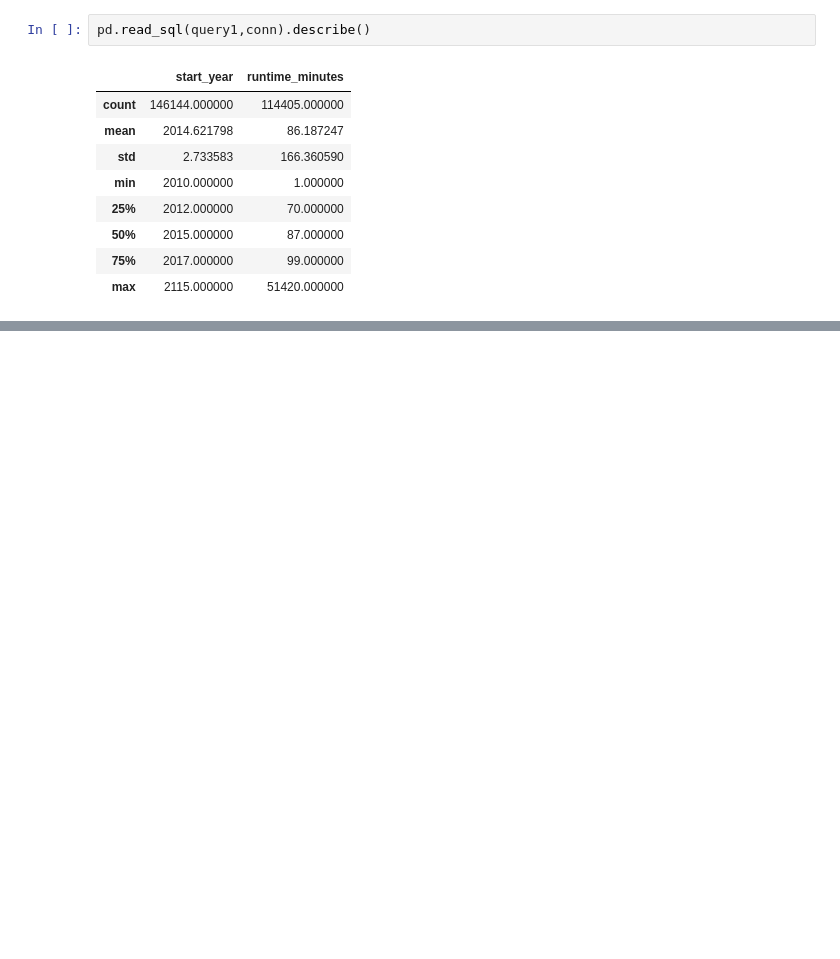
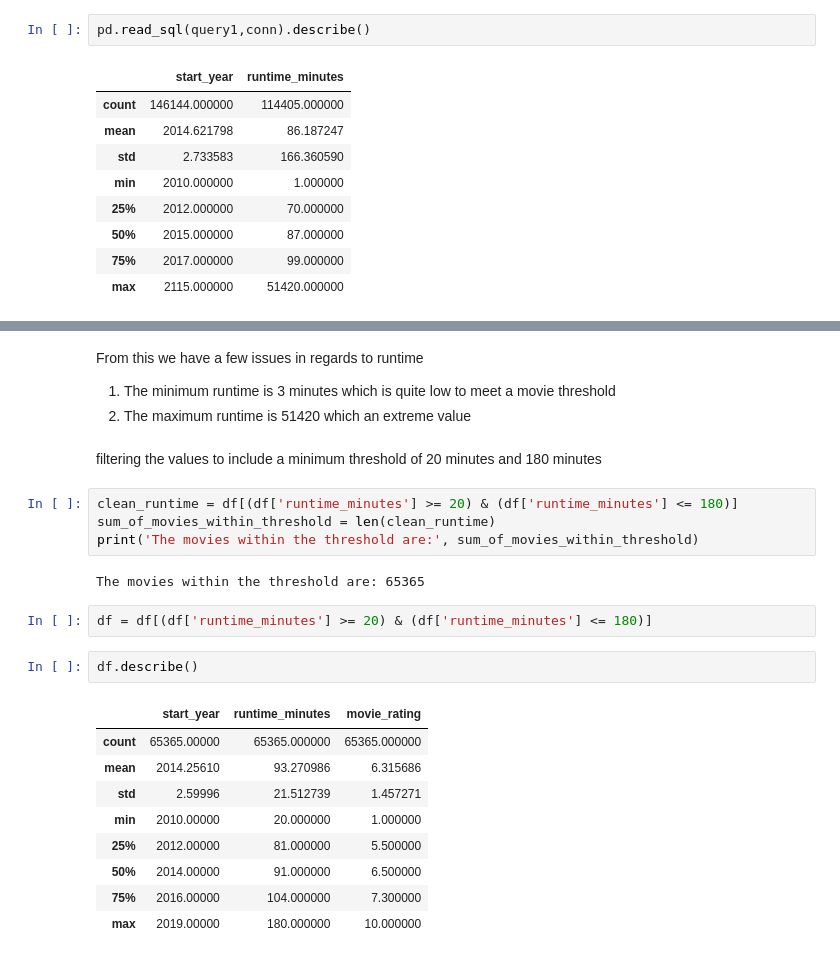
Before and after one commit to Mbachia/Movie_Project-1, a Jupyter notebook: project.ipynb, the cells around one changed output, grey strips where cells are left out. Saved outputs shown, nothing was run; the diff lists cells and outputs as text; blank space fills up the shorter version.

```diff
--- a/project.ipynb
+++ b/project.ipynb
@@ -126,0 +349,26 @@ Name: genres, Length: 146144, dtype: object>
+# %% [markdown]
+From this we have a few issues in regards to runtime
+1. The minimum runtime is 3 minutes which is quite low to meet a movie threshold
+2. The maximum runtime is 51420 which an extreme value
+# %% [markdown]
+filtering the values to include a minimum threshold of 20 minutes and 180 minutes
+# %%
+clean_runtime = df[(df['runtime_minutes'] >= 20) & (df['runtime_minutes'] <= 180)]
+sum_of_movies_within_threshold = len(clean_runtime)
+print('The movies within the threshold are:', sum_of_movies_within_threshold)
+# %% [output]
+The movies within the threshold are: 65365
+# %%
+df = df[(df['runtime_minutes'] >= 20) & (df['runtime_minutes'] <= 180)]
+# %%
+df.describe()
+# %% [output]
+|  | start_year | runtime_minutes | movie_rating |
+| count | 65365.00000 | 65365.000000 | 65365.000000 |
+| mean | 2014.25610 | 93.270986 | 6.315686 |
+| std | 2.59996 | 21.512739 | 1.457271 |
+| min | 2010.00000 | 20.000000 | 1.000000 |
+| 25% | 2012.00000 | 81.000000 | 5.500000 |
+| 50% | 2014.00000 | 91.000000 | 6.500000 |
+| 75% | 2016.00000 | 104.000000 | 7.300000 |
+| max | 2019.00000 | 180.000000 | 10.000000 |
```
Also changed, not shown: parts of 47 cells of this notebook.
